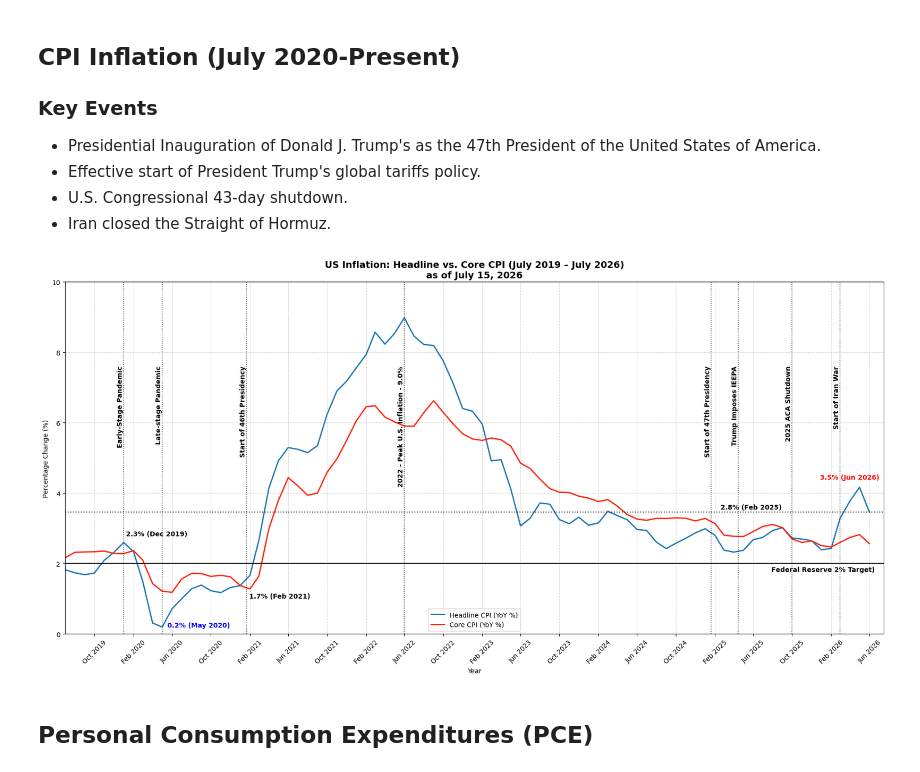
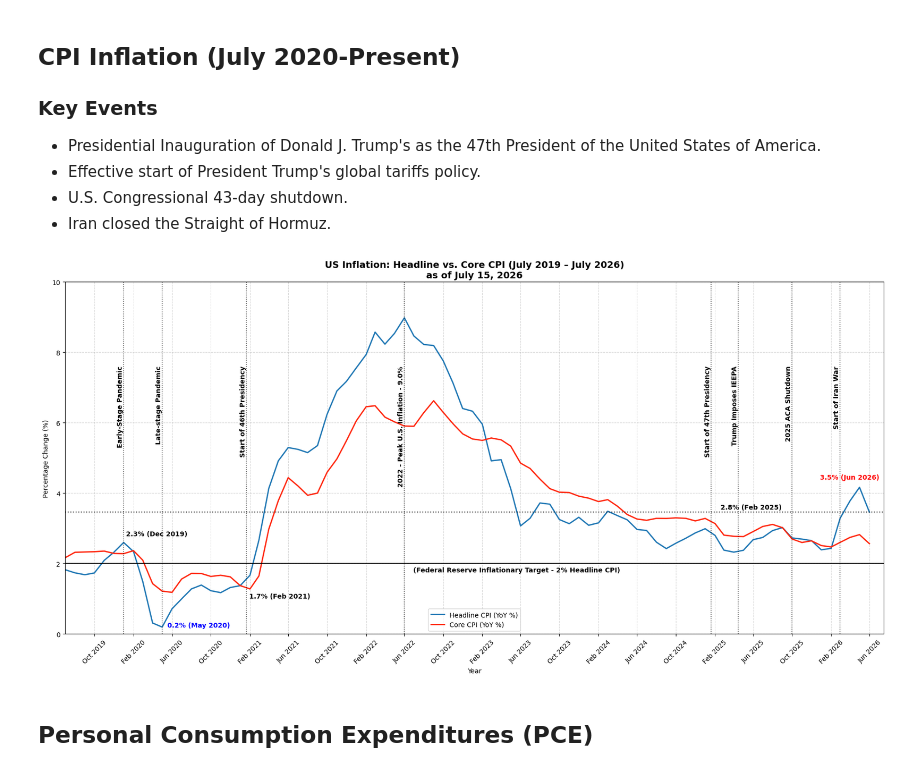
Before and after one commit to B-Ali04/Introduction-to-Machine-Learning-Using-Python-, a Jupyter notebook: 6. Applied Case Studies/U.S. Consumer Inflation and Expenditures Report.ipynb, the cells around one changed output. Cells and saved outputs as stored; diff of their text form; code cells hidden in the pictures.

```diff
--- a/6. Applied Case Studies/U.S. Consumer Inflation and Expenditures Report.ipynb
+++ b/6. Applied Case Studies/U.S. Consumer Inflation and Expenditures Report.ipynb
@@ -361,37 +361,37 @@ plt.annotate(f"{x1_val:.1f}% ({x1_date.strftime('%b %Y')})",
              weight = 'bold',
              color = 'black')
 plt.annotate(f"{x2_val:.1f}% ({x2_date.strftime('%b %Y')})",
              (x2_date, x2_val),
              textcoords = "offset points",
              xytext = (55,40),
              ha = 'center',
              weight = 'bold',
              color = 'black')
-plt.annotate(f"Federal Reserve 2% Target)",
-             (r_date, r_val),
+plt.annotate(f"(Federal Reserve Inflationary Target - 2% Headline CPI)",
+             (x2_date, x2_val),
              textcoords = "offset points",
-             xytext = (-70,-90),
+             xytext = (-300,-55),
              ha = 'center',
              weight = 'bold',
              color = 'black')
 plt.axhline(y=r_val,
             color="#000000",
             linestyle=':',
             linewidth=1.5,
             alpha=0.8)
 plt.axhline(y=2,
             color="#000000",
             linestyle='-',
             linewidth=1.5,
             alpha=0.8)
 
 
 plt.legend()
 plt.tight_layout()
 
 plt.show()
 # %% [output]
-[figure, old version]
+[figure, new version]
 # %% [markdown]
 ## Personal Consumption Expenditures (PCE)
 # %% [markdown]
```
Also changed, not shown: parts of 1 cell of this notebook.
